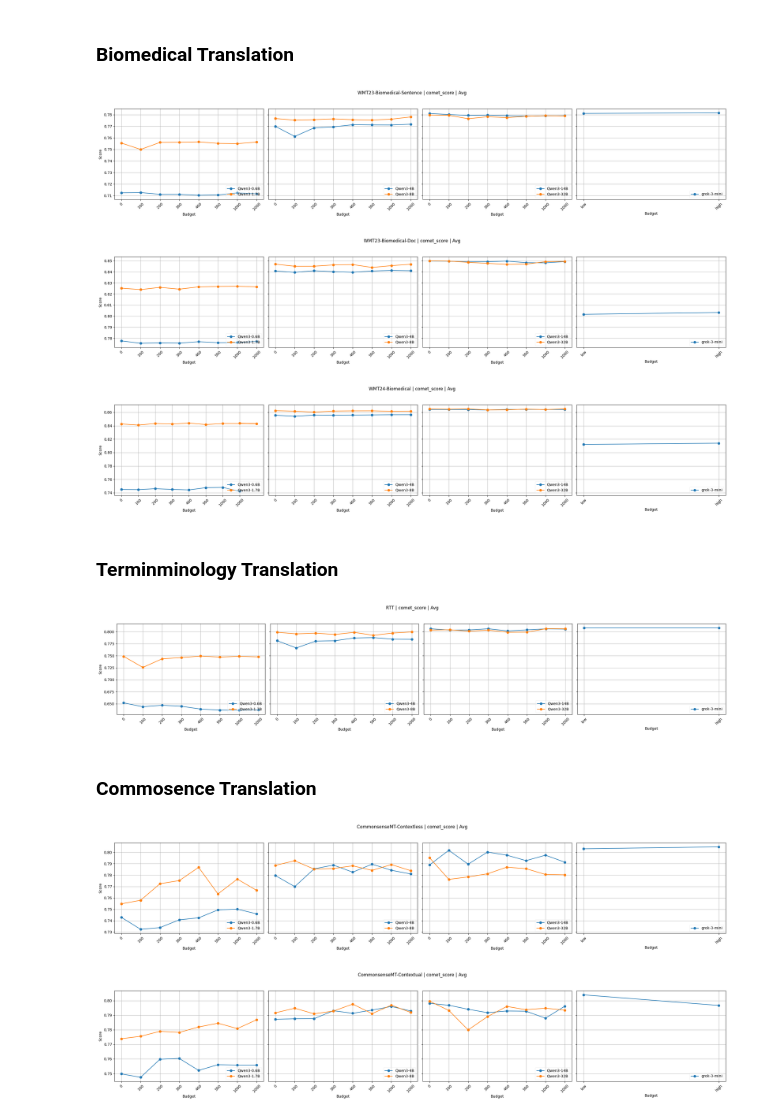
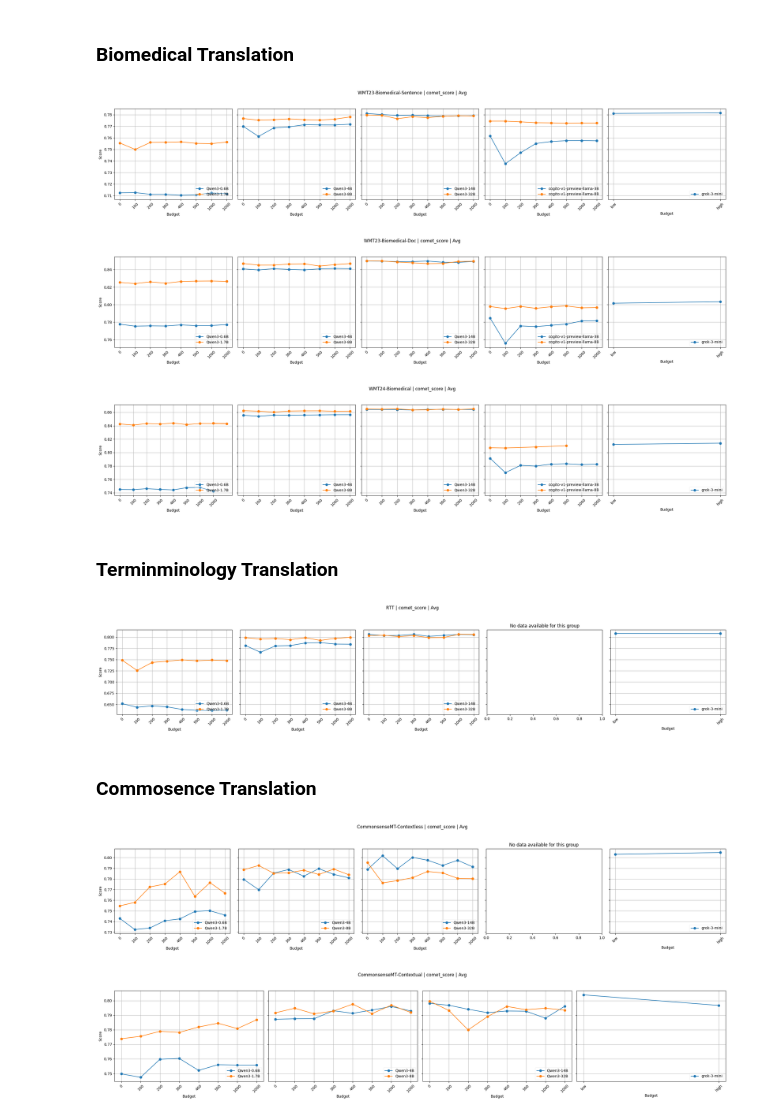
Before and after one commit to ZiHAO-LI-cmd/rm4mt, a Jupyter notebook: rm4mt_eval/analysis/analysis_comet.ipynb, the cells around one changed output. Cells and saved outputs as stored; diff of their text form; code cells hidden in the pictures.

```diff
--- a/rm4mt_eval/analysis/analysis_comet.ipynb
+++ b/rm4mt_eval/analysis/analysis_comet.ipynb
@@ -252,13 +254,14 @@ plot_models_groups_side_by_side(
         ["Qwen3-0.6B", "Qwen3-1.7B"],
         ["Qwen3-4B", "Qwen3-8B"],
         ["Qwen3-14B", "Qwen3-32B"],
+        ["cogito-v1-preview-llama-3B", "cogito-v1-preview-llama-8B"],
         ["grok-3-mini"],
     ],
     budget_ticks=[0, 100, 200, 300, 400, 500, 1000, 2000],
     figsize=(24, 5),
 )
 # %% [output]
-[figure, old version]
+[figure, new version]
 # %%
 plot_models_groups_side_by_side(
     dfs_by_metric['comet_score'],
@@ -269,13 +272,14 @@ plot_models_groups_side_by_side(
         ['Qwen3-0.6B', 'Qwen3-1.7B'],
         ['Qwen3-4B', 'Qwen3-8B'],
         ['Qwen3-14B', 'Qwen3-32B'],
+        ["cogito-v1-preview-llama-3B", "cogito-v1-preview-llama-8B"],
         ['grok-3-mini'],
     ],
     budget_ticks=[0, 100, 200, 300, 400, 500, 1000, 2000],
     figsize=(24, 5)
 )
 # %% [output]
-[figure, old version]
+[figure, new version]
 # %%
 plot_models_groups_side_by_side(
     dfs_by_metric['comet_score'],
@@ -286,13 +290,14 @@ plot_models_groups_side_by_side(
         ['Qwen3-0.6B', 'Qwen3-1.7B'],
         ['Qwen3-4B', 'Qwen3-8B'],
         ['Qwen3-14B', 'Qwen3-32B'],
+        ["cogito-v1-preview-llama-3B", "cogito-v1-preview-llama-8B"],
         ['grok-3-mini'],
     ],
     budget_ticks=[0, 100, 200, 300, 400, 500, 1000, 2000],
     figsize=(24, 5)
 )
 # %% [output]
-[figure, old version]
+[figure, new version]
 # %% [markdown]
 ### Terminminology Translation
 # %%
@@ -305,32 +310,34 @@ plot_models_groups_side_by_side(
         ['Qwen3-0.6B', 'Qwen3-1.7B'],
         ['Qwen3-4B', 'Qwen3-8B'],
         ['Qwen3-14B', 'Qwen3-32B'],
+        ["cogito-v1-preview-llama-3B", "cogito-v1-preview-llama-8B"],
         ['grok-3-mini'],
     ],
     budget_ticks=[0, 100, 200, 300, 400, 500, 1000, 2000],
     figsize=(24, 5)
 )
 # %% [output]
-[figure, old version]
+[figure, new version]
 # %% [markdown]
 ### Commosence Translation
 # %%
 plot_models_groups_side_by_side(
     dfs_by_metric['comet_score'],
     task='CommonsenseMT-Contextless',
     metric='comet_score',
     lang_pair='Avg',
     model_groups=[
         ['Qwen3-0.6B', 'Qwen3-1.7B'],
         ['Qwen3-4B', 'Qwen3-8B'],
         ['Qwen3-14B', 'Qwen3-32B'],
+        ["cogito-v1-preview-llama-3B", "cogito-v1-preview-llama-8B"],
         ['grok-3-mini'],
     ],
     budget_ticks=[0, 100, 200, 300, 400, 500, 1000, 2000],
     figsize=(24, 5)
 )
 # %% [output]
-[figure, old version]
+[figure, new version]
 # %%
 plot_models_groups_side_by_side(
     dfs_by_metric['comet_score'],
```
Also changed, not shown: parts of 7 cells of this notebook, 1 other file.
